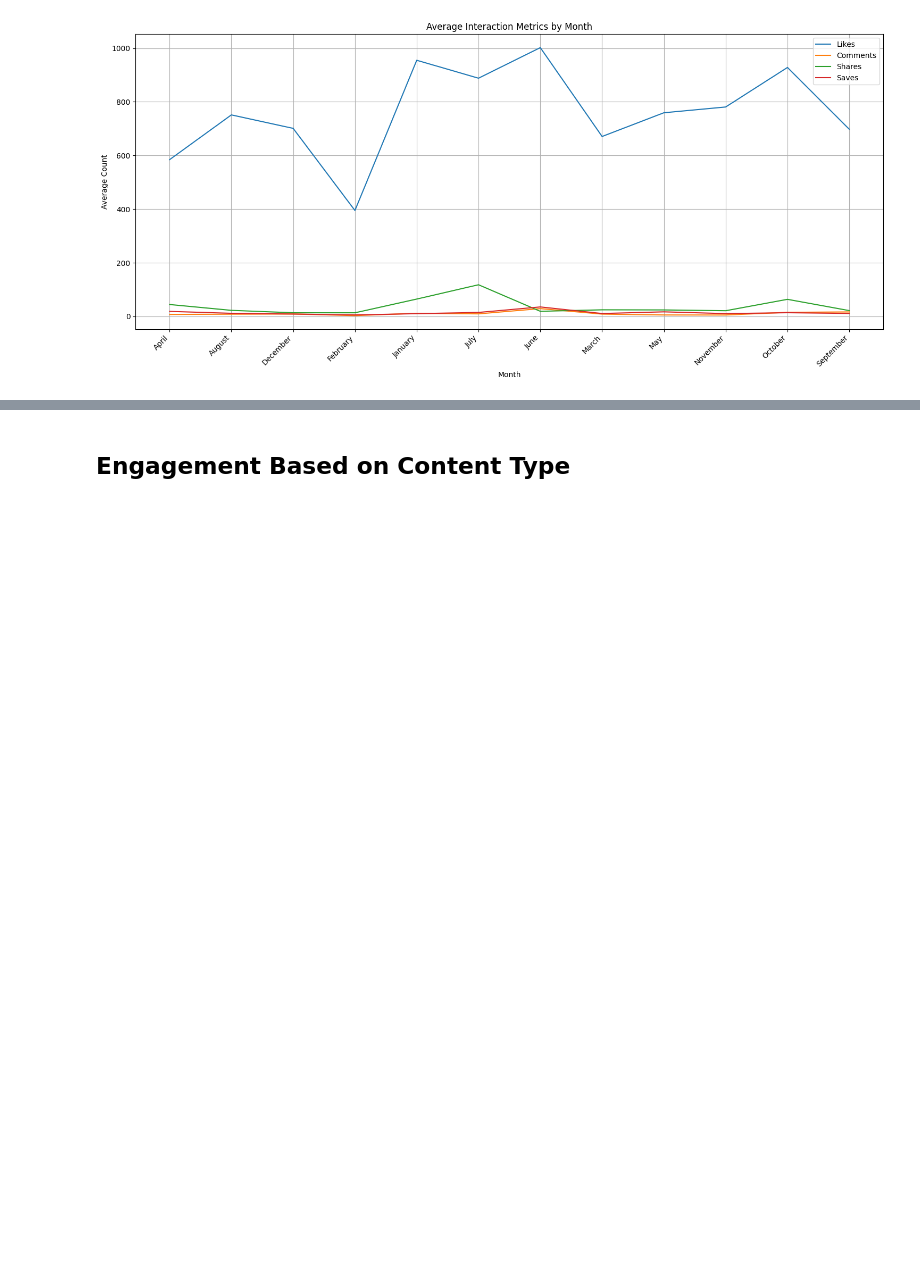
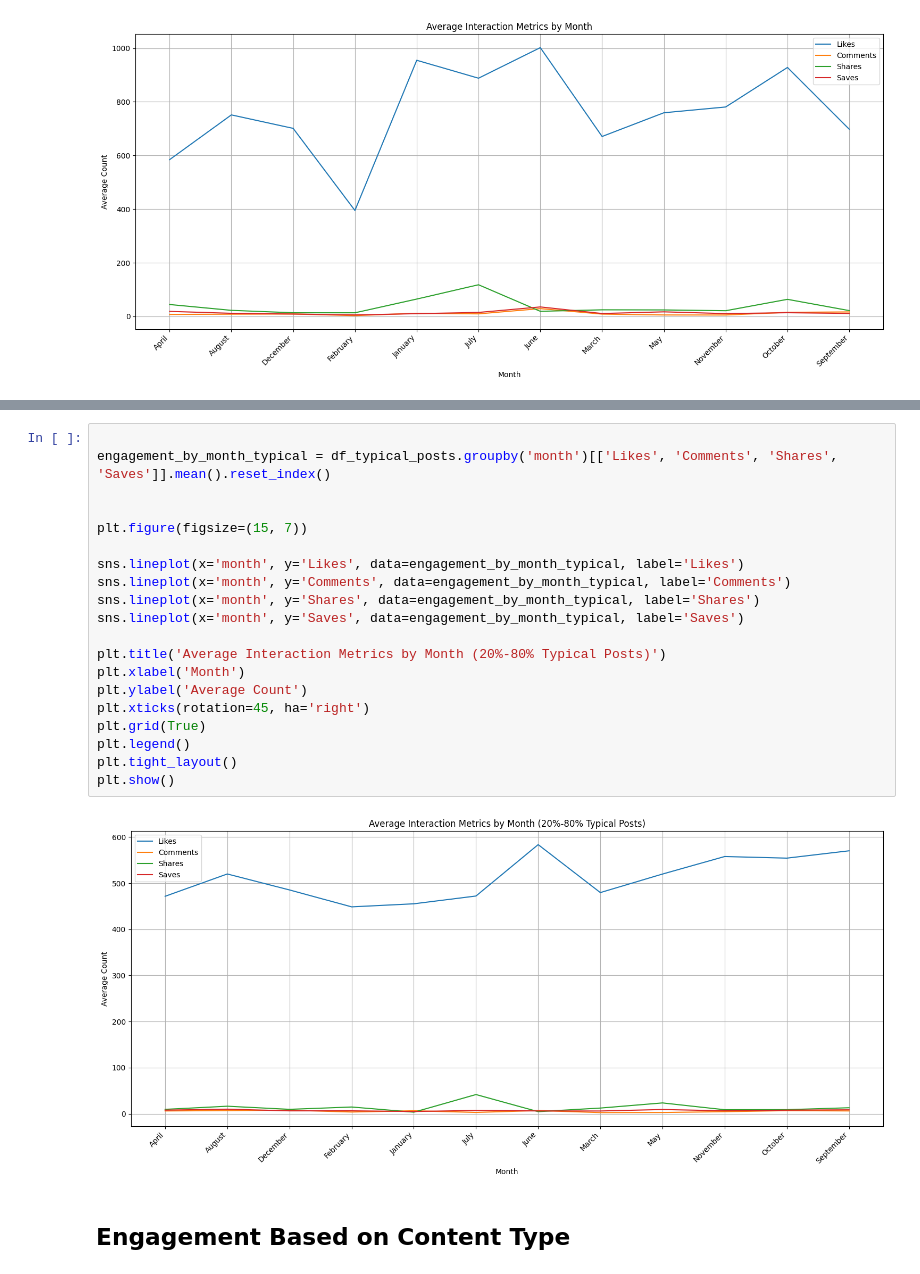
Before and after one commit to yangbohan-21/Marketing-Analytics-Projects-, a Jupyter notebook: SocialMediaStrategyProject_.ipynb, the cells around one changed output, grey strips where cells are left out. Saved outputs shown, nothing was run; the diff lists cells and outputs as text; blank space fills up the shorter version.

```diff
--- a/SocialMediaStrategyProject_.ipynb
+++ b/SocialMediaStrategyProject_.ipynb
@@ -632,3 +684,25 @@ plt.show()
+# %%
+
+engagement_by_month_typical = df_typical_posts.groupby('month')[['Likes', 'Comments', 'Shares', 'Saves']].mean().reset_index()
+
+
+plt.figure(figsize=(15, 7))
+
+sns.lineplot(x='month', y='Likes', data=engagement_by_month_typical, label='Likes')
+sns.lineplot(x='month', y='Comments', data=engagement_by_month_typical, label='Comments')
+sns.lineplot(x='month', y='Shares', data=engagement_by_month_typical, label='Shares')
+sns.lineplot(x='month', y='Saves', data=engagement_by_month_typical, label='Saves')
+
+plt.title('Average Interaction Metrics by Month (20%-80% Typical Posts)')
+plt.xlabel('Month')
+plt.ylabel('Average Count')
+plt.xticks(rotation=45, ha='right')
+plt.grid(True)
+plt.legend()
+plt.tight_layout()
+plt.show()
+# %% [output]
+[figure, added]
 # %% [markdown]
 ## Engagement Based on Content Type
 # %%
```
Also changed, not shown: parts of 6 cells of this notebook.
